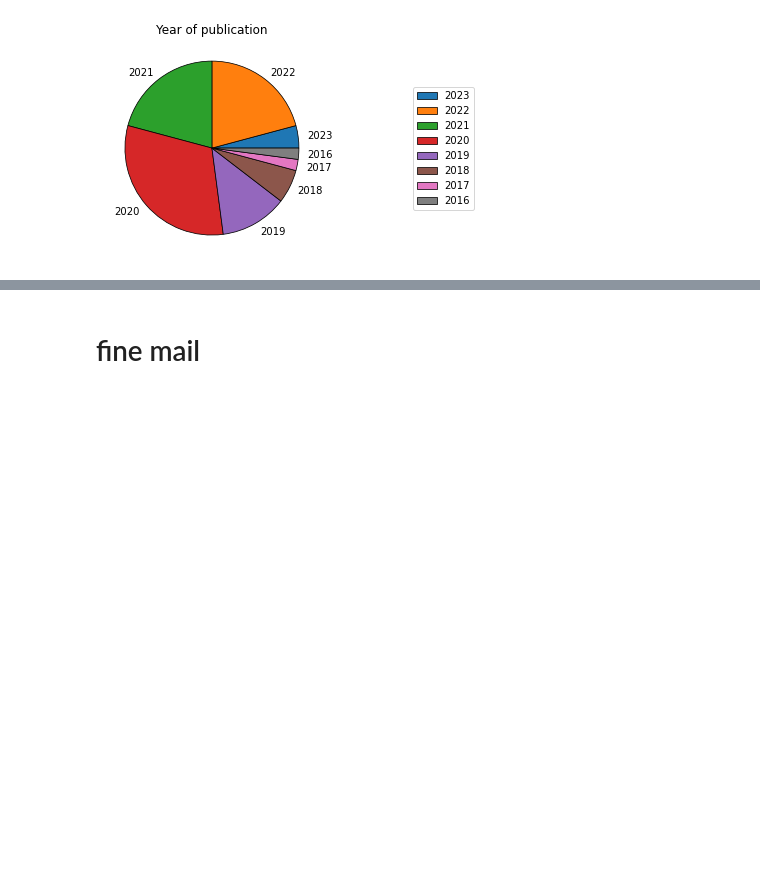
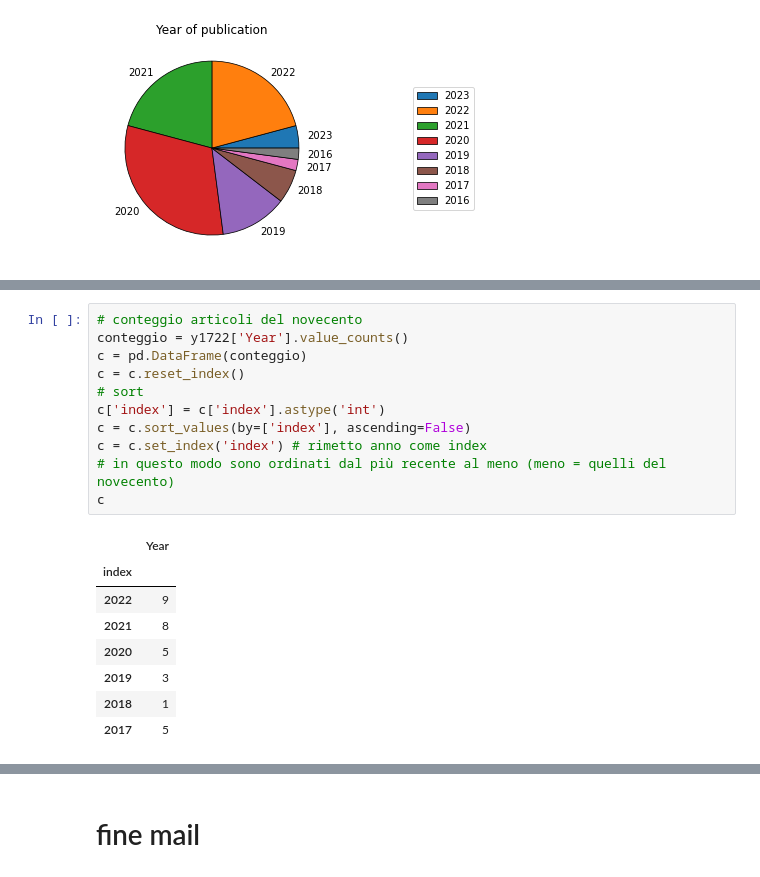
Before and after one commit to EBarbierato/cluster_articoli_green_AI, a Jupyter notebook: 2023-08-14/biblio.ipynb, the cells around one changed output, grey strips where cells are left out. Drawn from its saved outputs; the diff is of its cells as text; blank space fills up the shorter version.

```diff
--- a/2023-08-14/biblio.ipynb
+++ b/2023-08-14/biblio.ipynb
@@ -211,0 +347,20 @@ plt.show()
+# %%
+# conteggio articoli del novecento
+conteggio = y1722['Year'].value_counts()
+c = pd.DataFrame(conteggio)
+c = c.reset_index()
+# sort
+c['index'] = c['index'].astype('int')
+c = c.sort_values(by=['index'], ascending=False)
+c = c.set_index('index') # rimetto anno come index
+# in questo modo sono ordinati dal più recente al meno (meno = quelli del novecento)
+c
+# %% [output]
+|  | Year |
+| index |  |
+| 2022 | 9 |
+| 2021 | 8 |
+| 2020 | 5 |
+| 2019 | 3 |
+| 2018 | 1 |
+| 2017 | 5 |
```
Also changed, not shown: parts of 12 cells of this notebook, 6 other files.
